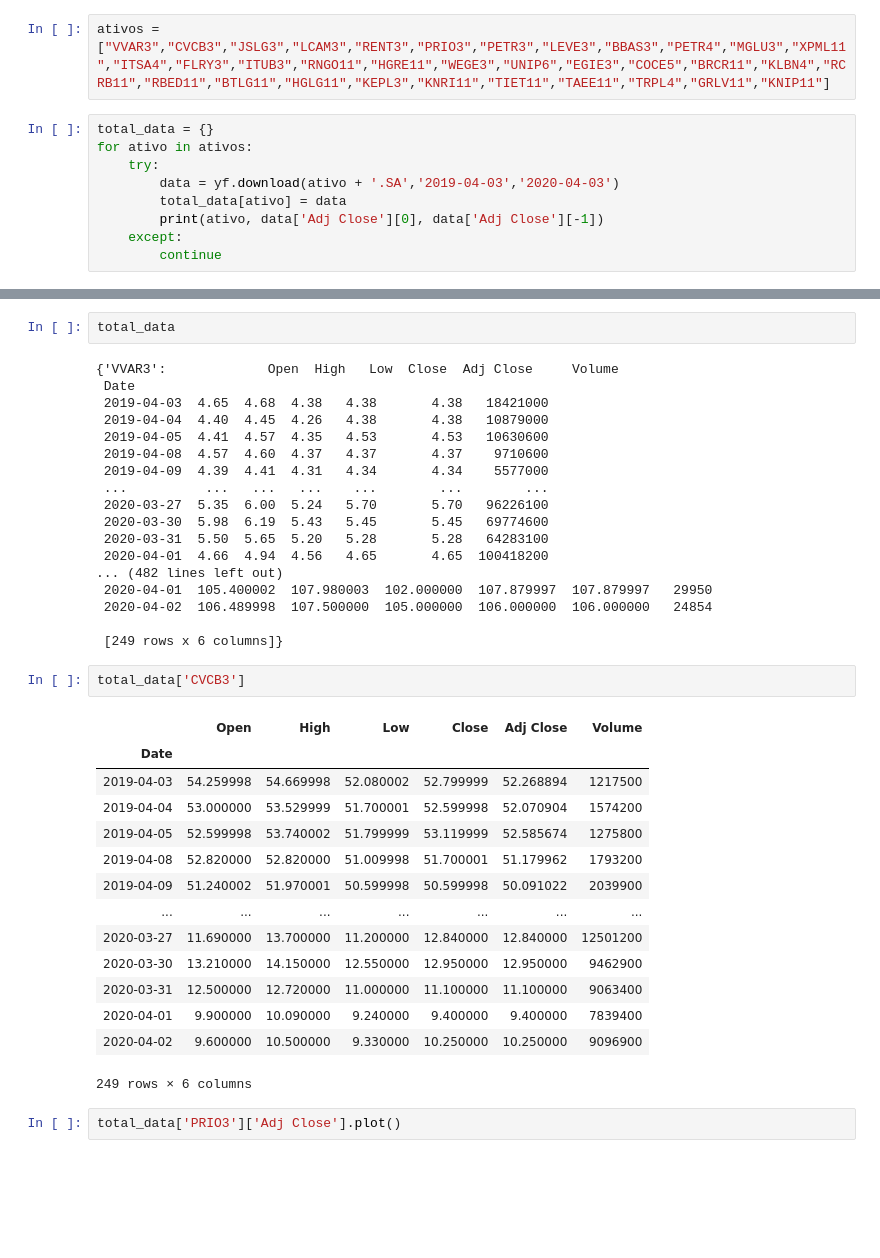
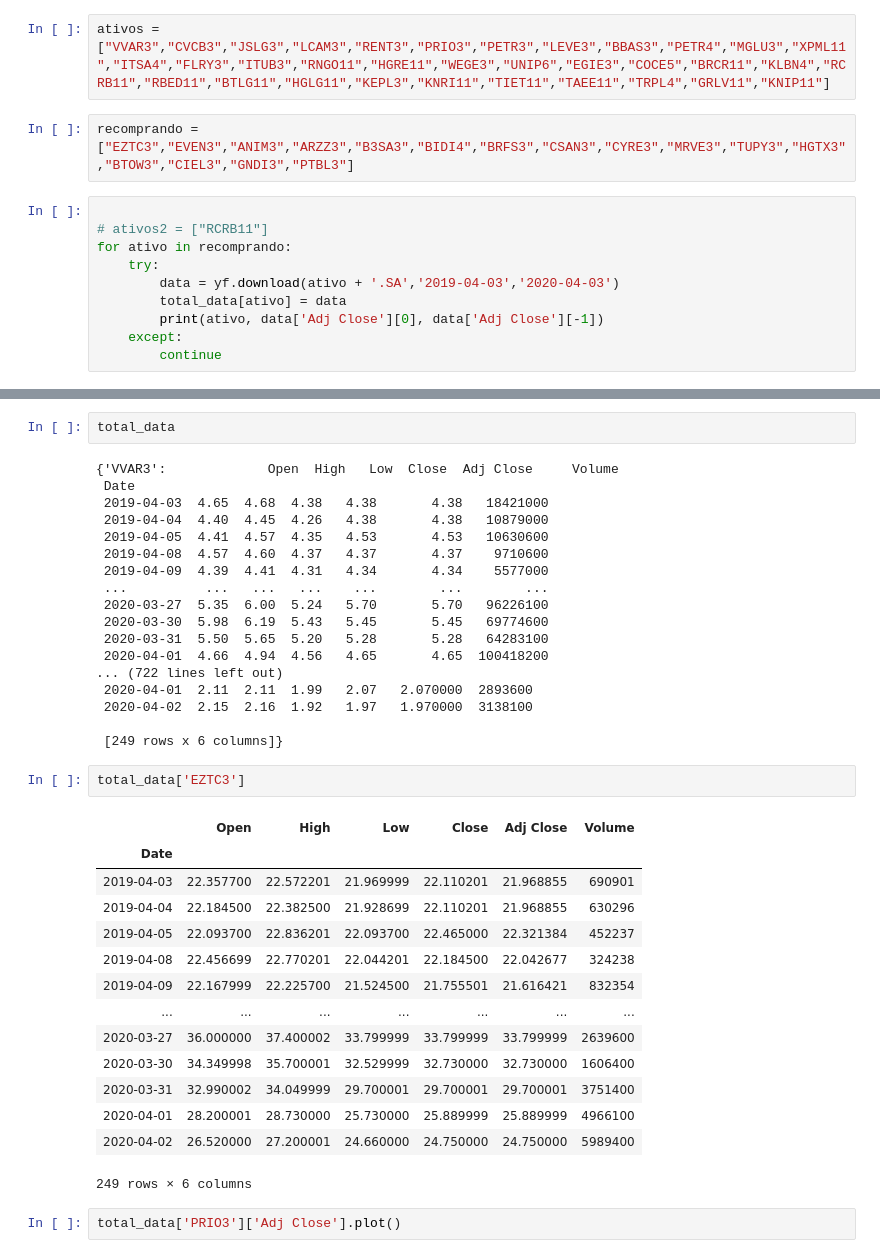
Before and after one commit to felipemaion/studying_python, a Jupyter notebook: Stock Prices with yFinances.ipynb, the cells around one changed output, grey strips where cells are left out. Cells and saved outputs as stored; diff of their text form; blank space fills up the shorter version.

```diff
--- a/Stock Prices with yFinances.ipynb
+++ b/Stock Prices with yFinances.ipynb
@@ -27,8 +20,11 @@ data.head()
 # %%
 ativos = ["VVAR3","CVCB3","JSLG3","LCAM3","RENT3","PRIO3","PETR3","LEVE3","BBAS3","PETR4","MGLU3","XPML11","ITSA4","FLRY3","ITUB3","RNGO11","HGRE11","WEGE3","UNIP6","EGIE3","COCE5","BRCR11","KLBN4","RCRB11","RBED11","BTLG11","HGLG11","KEPL3","KNRI11","TIET11","TAEE11","TRPL4","GRLV11","KNIP11"]
+# %%
+recomprando = ["EZTC3","EVEN3","ANIM3","ARZZ3","B3SA3","BIDI4","BRFS3","CSAN3","CYRE3","MRVE3","TUPY3","HGTX3","BTOW3","CIEL3","GNDI3","PTBL3"]
 # %%
-total_data = {}
-for ativo in ativos:
+
+# ativos2 = ["RCRB11"]
+for ativo in recomprando:
     try:
         data = yf.download(ativo + '.SA','2019-04-03','2020-04-03')
         total_data[ativo] = data
@@ -68,27 +64,27 @@ total_data
  2020-03-30  5.98  6.19  5.43   5.45       5.45   69774600
  2020-03-31  5.50  5.65  5.20   5.28       5.28   64283100
  2020-04-01  4.66  4.94  4.56   4.65       4.65  100418200
-... (482 lines left out)
- 2020-04-01  105.400002  107.980003  102.000000  107.879997  107.879997   29950
- 2020-04-02  106.489998  107.500000  105.000000  106.000000  106.000000   24854
+... (722 lines left out)
+ 2020-04-01  2.11  2.11  1.99   2.07   2.070000  2893600
+ 2020-04-02  2.15  2.16  1.92   1.97   1.970000  3138100
 
  [249 rows x 6 columns]}
 # %%
-total_data['CVCB3']
+total_data['EZTC3']
 # %% [output]
 |  | Open | High | Low | Close | Adj Close | Volume |
 | Date |  |  |  |  |  |  |
-| 2019-04-03 | 54.259998 | 54.669998 | 52.080002 | 52.799999 | 52.268894 | 1217500 |
-| 2019-04-04 | 53.000000 | 53.529999 | 51.700001 | 52.599998 | 52.070904 | 1574200 |
-| 2019-04-05 | 52.599998 | 53.740002 | 51.799999 | 53.119999 | 52.585674 | 1275800 |
-| 2019-04-08 | 52.820000 | 52.820000 | 51.009998 | 51.700001 | 51.179962 | 1793200 |
-| 2019-04-09 | 51.240002 | 51.970001 | 50.599998 | 50.599998 | 50.091022 | 2039900 |
+| 2019-04-03 | 22.357700 | 22.572201 | 21.969999 | 22.110201 | 21.968855 | 690901 |
+| 2019-04-04 | 22.184500 | 22.382500 | 21.928699 | 22.110201 | 21.968855 | 630296 |
+| 2019-04-05 | 22.093700 | 22.836201 | 22.093700 | 22.465000 | 22.321384 | 452237 |
+| 2019-04-08 | 22.456699 | 22.770201 | 22.044201 | 22.184500 | 22.042677 | 324238 |
+| 2019-04-09 | 22.167999 | 22.225700 | 21.524500 | 21.755501 | 21.616421 | 832354 |
 | ... | ... | ... | ... | ... | ... | ... |
-| 2020-03-27 | 11.690000 | 13.700000 | 11.200000 | 12.840000 | 12.840000 | 12501200 |
-| 2020-03-30 | 13.210000 | 14.150000 | 12.550000 | 12.950000 | 12.950000 | 9462900 |
-| 2020-03-31 | 12.500000 | 12.720000 | 11.000000 | 11.100000 | 11.100000 | 9063400 |
-| 2020-04-01 | 9.900000 | 10.090000 | 9.240000 | 9.400000 | 9.400000 | 7839400 |
-| 2020-04-02 | 9.600000 | 10.500000 | 9.330000 | 10.250000 | 10.250000 | 9096900 |
+| 2020-03-27 | 36.000000 | 37.400002 | 33.799999 | 33.799999 | 33.799999 | 2639600 |
+| 2020-03-30 | 34.349998 | 35.700001 | 32.529999 | 32.730000 | 32.730000 | 1606400 |
+| 2020-03-31 | 32.990002 | 34.049999 | 29.700001 | 29.700001 | 29.700001 | 3751400 |
+| 2020-04-01 | 28.200001 | 28.730000 | 25.730000 | 25.889999 | 25.889999 | 4966100 |
+| 2020-04-02 | 26.520000 | 27.200001 | 24.660000 | 24.750000 | 24.750000 | 5989400 |
 249 rows × 6 columns
 # %%
 total_data['PRIO3']['Adj Close'].plot()
```
Also changed, not shown: parts of 2 cells of this notebook.
